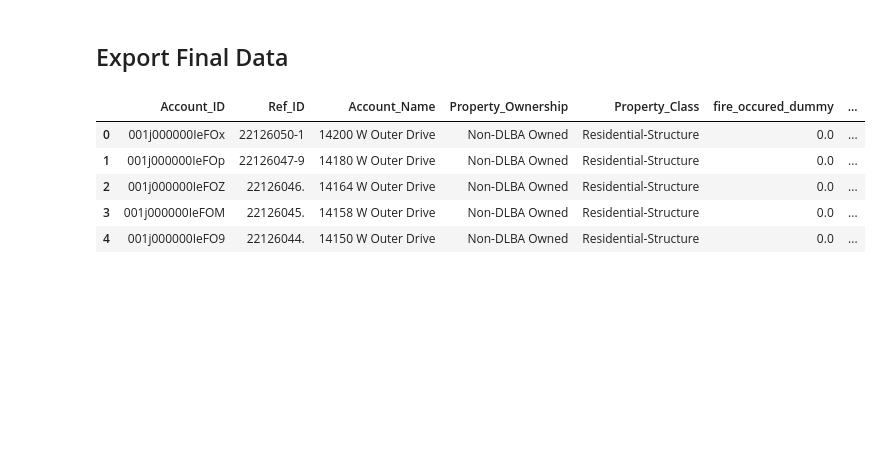
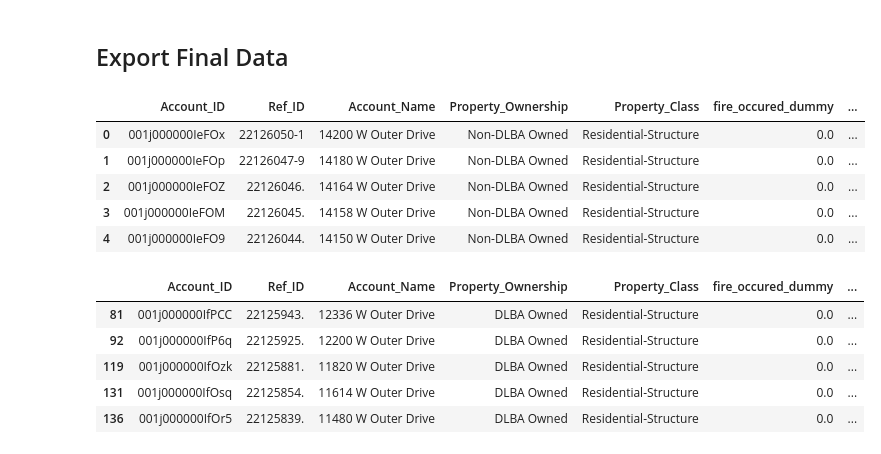
Before and after one commit to gperrin12/DLBA_occupancy_model, a Jupyter notebook: occupancy_model_November2017/ipython_notebooks/occupancy_model_DLBA_112917.ipynb, the cells around one changed output. Drawn from its saved outputs; the diff is of its cells as text; code cells hidden in the pictures; blank space fills up the shorter version.

```diff
--- a/occupancy_model_November2017/ipython_notebooks/occupancy_model_DLBA_112917.ipynb
+++ b/occupancy_model_November2017/ipython_notebooks/occupancy_model_DLBA_112917.ipynb
@@ -868,3 +885,15 @@ merged_full_final.head()
 | 2 | 001j000000IeFOZ | 22126046. | 14164 W Outer Drive | Non-DLBA Owned | Residential-Structure | 0.0 | ... |
 | 3 | 001j000000IeFOM | 22126045. | 14158 W Outer Drive | Non-DLBA Owned | Residential-Structure | 0.0 | ... |
 | 4 | 001j000000IeFO9 | 22126044. | 14150 W Outer Drive | Non-DLBA Owned | Residential-Structure | 0.0 | ... |
+# %%
+### export just DLBA properties
+DLBA_final = merged_full_final[merged_full_final.Property_Ownership=='DLBA Owned']
+# %%
+DLBA_final.head()
+# %% [output]
+|  | Account_ID | Ref_ID | Account_Name | Property_Ownership | Property_Class | fire_occured_dummy | ... |
+| 81 | 001j000000IfPCC | 22125943. | 12336 W Outer Drive | DLBA Owned | Residential-Structure | 0.0 | ... |
+| 92 | 001j000000IfP6q | 22125925. | 12200 W Outer Drive | DLBA Owned | Residential-Structure | 0.0 | ... |
+| 119 | 001j000000IfOzk | 22125881. | 11820 W Outer Drive | DLBA Owned | Residential-Structure | 0.0 | ... |
+| 131 | 001j000000IfOsq | 22125854. | 11614 W Outer Drive | DLBA Owned | Residential-Structure | 0.0 | ... |
+| 136 | 001j000000IfOr5 | 22125839. | 11480 W Outer Drive | DLBA Owned | Residential-Structure | 0.0 | ... |
```
Also changed, not shown: parts of 47 cells of this notebook.
